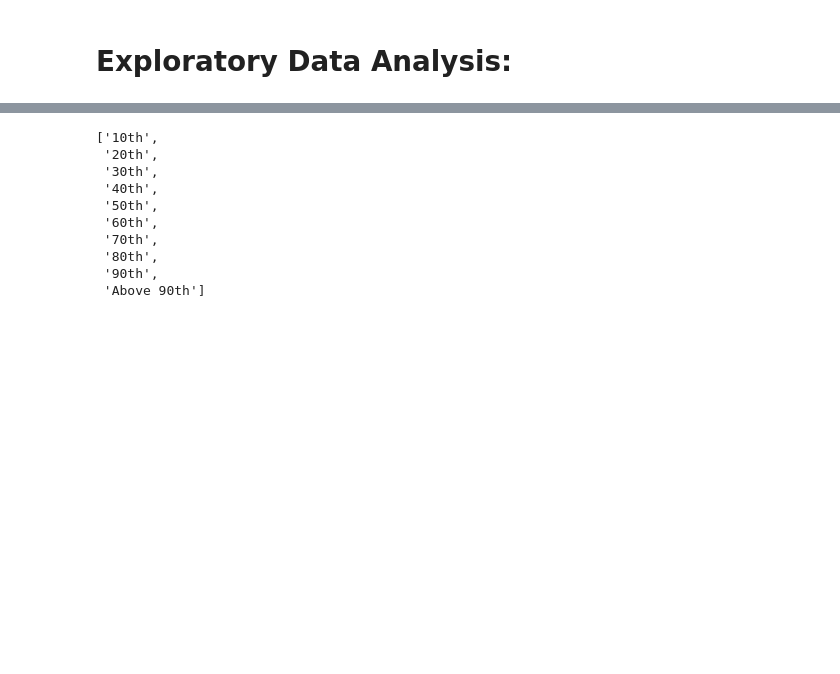
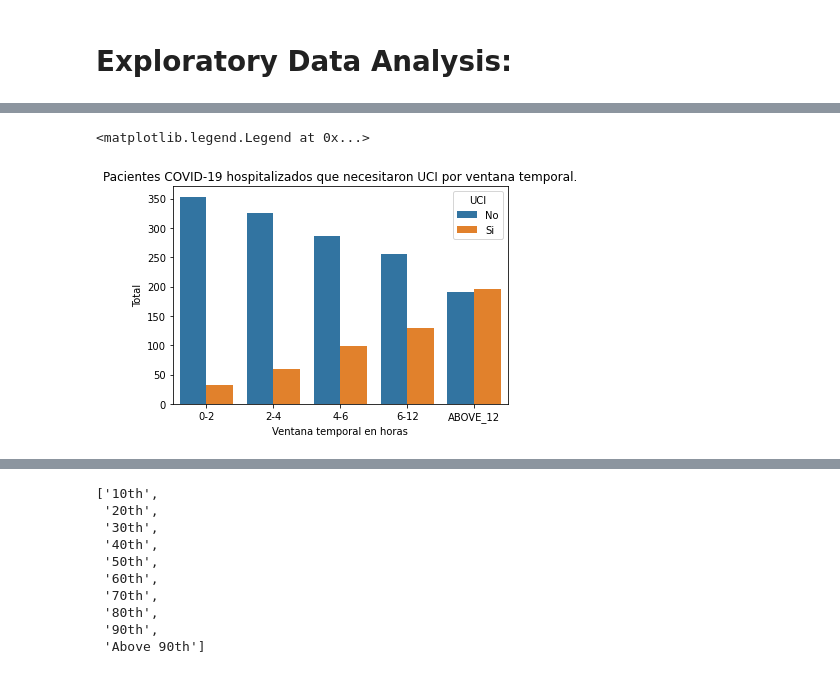
Before and after one commit to gusAGR/machine-learning-tfg, a Jupyter notebook: notebooks/Sirio_Libanes.ipynb, the cells around one changed output, grey strips where cells are left out. Saved outputs shown, nothing was run; the diff lists cells and outputs as text; code cells hidden in the pictures; blank space fills up the shorter version.

```diff
--- a/notebooks/Sirio_Libanes.ipynb
+++ b/notebooks/Sirio_Libanes.ipynb
@@ -102,0 +96,9 @@ sns.countplot(x='AGE_ABOVE65', hue='ICU', data=data)
+# %%
+#plt.figure(figsize=[8,4])
+ax=sns.countplot(x="WINDOW", hue="ICU", data=data)
+ax.set(xlabel= 'Ventana temporal en horas', ylabel='Total',
+       title='Pacientes COVID-19 hospitalizados que necesitaron UCI por ventana temporal.')
+plt.legend(title='UCI', labels=['No', 'Si'])
+# %% [output]
+<matplotlib.legend.Legend at 0x...>
+[figure, added]
```
Also changed, not shown: parts of 8 cells of this notebook.
